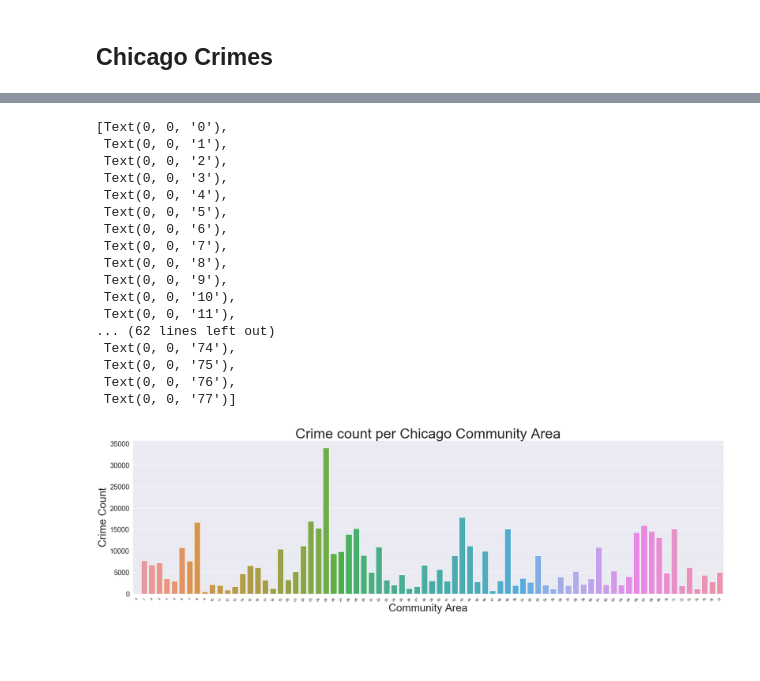
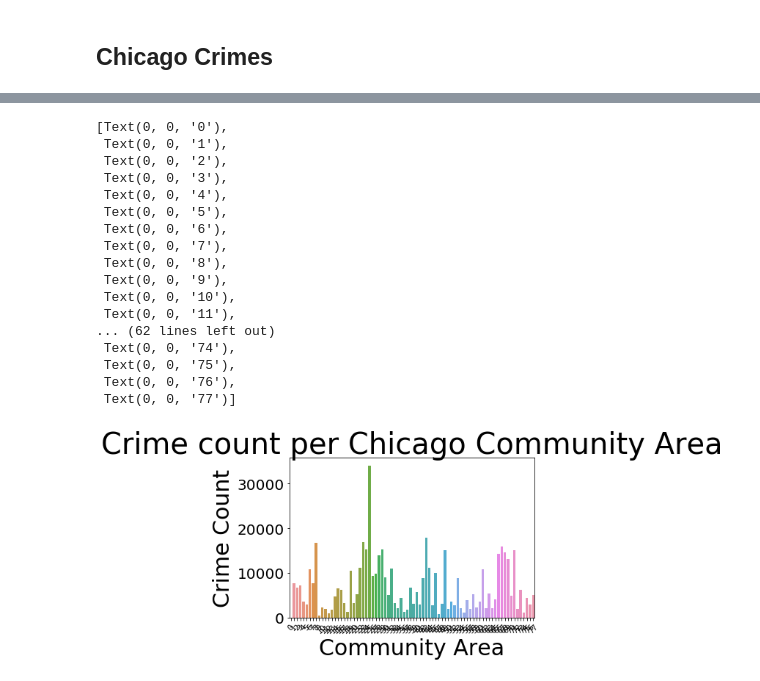
Before and after one commit to edgeslab/CS418-Project, a Jupyter notebook: 418_Project.ipynb, the cells around one changed output, grey strips where cells are left out. Cells and saved outputs as stored; diff of their text form; code cells hidden in the pictures; blank space fills up the shorter version.

```diff
--- a/418_Project.ipynb
+++ b/418_Project.ipynb
@@ -114,37 +114,38 @@ plot.set_xticklabels(lst, rotation=45)
 # %%
-sns.set(rc={'figure.figsize':(30,8)})
 sns.set_context(rc={"font.size":15,"axes.titlesize":40,"axes.labelsize":30, 'figure.figsize':(200,60), 'xtick.labelsize':10, 'ytick.labelsize':20})
+
+#sns.set(rc={'figure.figsize':(20,8)})
 econ = pd.read_csv("dataFiltered.csv")
 count=econ.groupby('Community Area').count()['ID'].reset_index(name="Crime Count")
 count
 lst= ['0', '1', '2','3','4','5','6','7','8','9','10','11','12','13','14','15','16','17','18','19','20','21','22','23','24','25','26','27','28','29','30','31','32','33','34','35','36','37','38','39','40','41','42','43','44','45','46','47','48','49','50','51','52','53','54','55','56','57','58','59','60','61','62','63','64','65','66','67','68','69','70','71','72','73','74','75','76','77']
 plot = sns.barplot(x='Community Area', y='Crime Count' , data=count)
 plot.set_title("Crime count per Chicago Community Area")
 #lst= ['0','1','2']
 plot.set_xticklabels(lst, rotation=45)
 
 
 #plot.set_xticklabels(plot.get_xticklabels(), rotation=45)
 #plot.set_yscale('linear')
 # %% [output]
 [Text(0, 0, '0'),
  Text(0, 0, '1'),
  Text(0, 0, '2'),
  Text(0, 0, '3'),
  Text(0, 0, '4'),
  Text(0, 0, '5'),
  Text(0, 0, '6'),
  Text(0, 0, '7'),
  Text(0, 0, '8'),
  Text(0, 0, '9'),
  Text(0, 0, '10'),
  Text(0, 0, '11'),
 ... (62 lines left out)
  Text(0, 0, '74'),
  Text(0, 0, '75'),
  Text(0, 0, '76'),
  Text(0, 0, '77')]
-[figure, old version]
+[figure, new version]
 # %%
 #sns.set(rc={'figure.figsize':(30,8)})
 sns.set_context(rc={"font.size":15,"axes.titlesize":40,"axes.labelsize":30, 'figure.figsize':(50,200), 'xtick.labelsize':12, 'ytick.labelsize':20})
```
Also changed, not shown: parts of 3 cells of this notebook.
